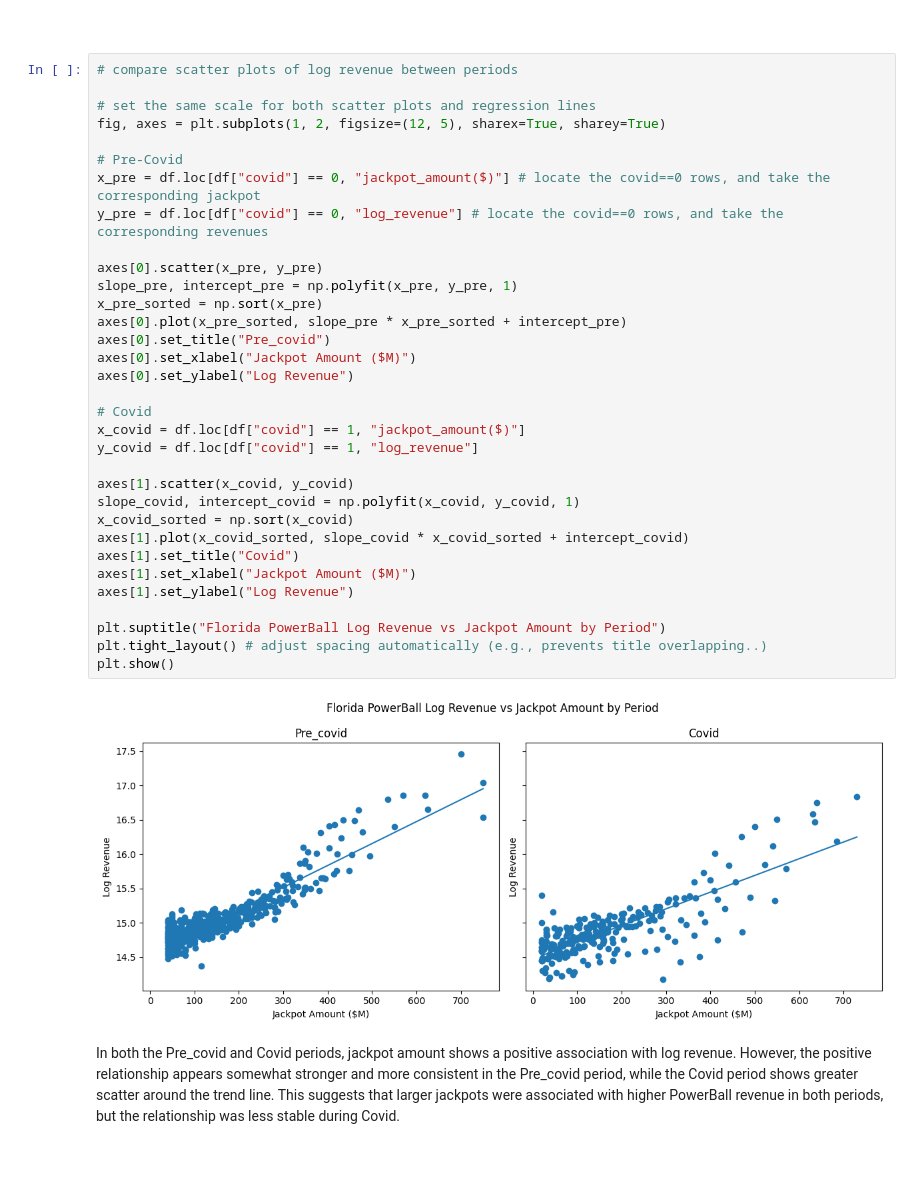
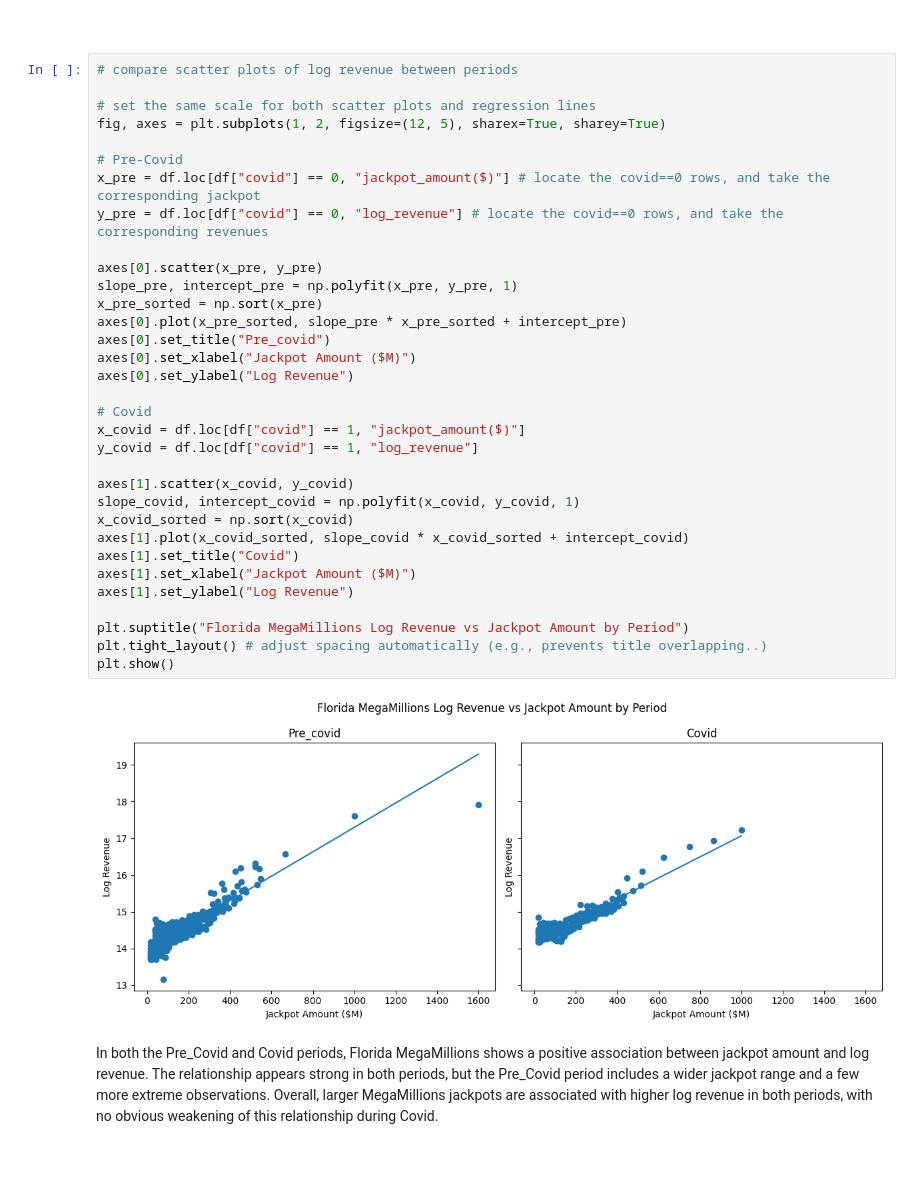
Before and after one commit to xiaolingsundberg/CovidOnLottery, a Jupyter notebook: Program/megamillions_revenue_florida.ipynb, the cells around one changed output. Saved outputs shown, nothing was run; the diff lists cells and outputs as text.

```diff
--- a/Program/megamillions_revenue_florida.ipynb
+++ b/Program/megamillions_revenue_florida.ipynb
@@ -569,37 +564,37 @@ The scatter plot shows a clear positive association between jackpot amount and l
 # set the same scale for both scatter plots and regression lines
 fig, axes = plt.subplots(1, 2, figsize=(12, 5), sharex=True, sharey=True)
 
 # Pre-Covid
 x_pre = df.loc[df["covid"] == 0, "jackpot_amount($)"] # locate the covid==0 rows, and take the corresponding jackpot
 y_pre = df.loc[df["covid"] == 0, "log_revenue"] # locate the covid==0 rows, and take the corresponding revenues
 
 axes[0].scatter(x_pre, y_pre)
 slope_pre, intercept_pre = np.polyfit(x_pre, y_pre, 1)
 x_pre_sorted = np.sort(x_pre)
 axes[0].plot(x_pre_sorted, slope_pre * x_pre_sorted + intercept_pre)
 axes[0].set_title("Pre_covid")
 axes[0].set_xlabel("Jackpot Amount ($M)")
 axes[0].set_ylabel("Log Revenue")
 
 # Covid
 x_covid = df.loc[df["covid"] == 1, "jackpot_amount($)"]
 y_covid = df.loc[df["covid"] == 1, "log_revenue"]
 
 axes[1].scatter(x_covid, y_covid)
 slope_covid, intercept_covid = np.polyfit(x_covid, y_covid, 1)
 x_covid_sorted = np.sort(x_covid)
 axes[1].plot(x_covid_sorted, slope_covid * x_covid_sorted + intercept_covid)
 axes[1].set_title("Covid")
 axes[1].set_xlabel("Jackpot Amount ($M)")
 axes[1].set_ylabel("Log Revenue")
 
-plt.suptitle("Florida PowerBall Log Revenue vs Jackpot Amount by Period")
+plt.suptitle("Florida MegaMillions Log Revenue vs Jackpot Amount by Period")
 plt.tight_layout() # adjust spacing automatically (e.g., prevents title overlapping..)
 plt.show()
 # %% [output]
-[figure, old version]
+[figure, new version]
 # %% [markdown]
-In both the Pre_covid and Covid periods, jackpot amount shows a positive association with log revenue. However, the positive relationship appears somewhat stronger and more consistent in the Pre_covid period, while the Covid period shows greater scatter around the trend line. This suggests that larger jackpots were associated with higher PowerBall revenue in both periods, but the relationship was less stable during Covid.
+In both the Pre_Covid and Covid periods, Florida MegaMillions shows a positive association between jackpot amount and log revenue. The relationship appears strong in both periods, but the Pre_Covid period includes a wider jackpot range and a few more extreme observations. Overall, larger MegaMillions jackpots are associated with higher log revenue in both periods, with no obvious weakening of this relationship during Covid.
 # %% [markdown]
 <br>
 # %% [markdown]
```
Also changed, not shown: parts of 22 cells of this notebook.
